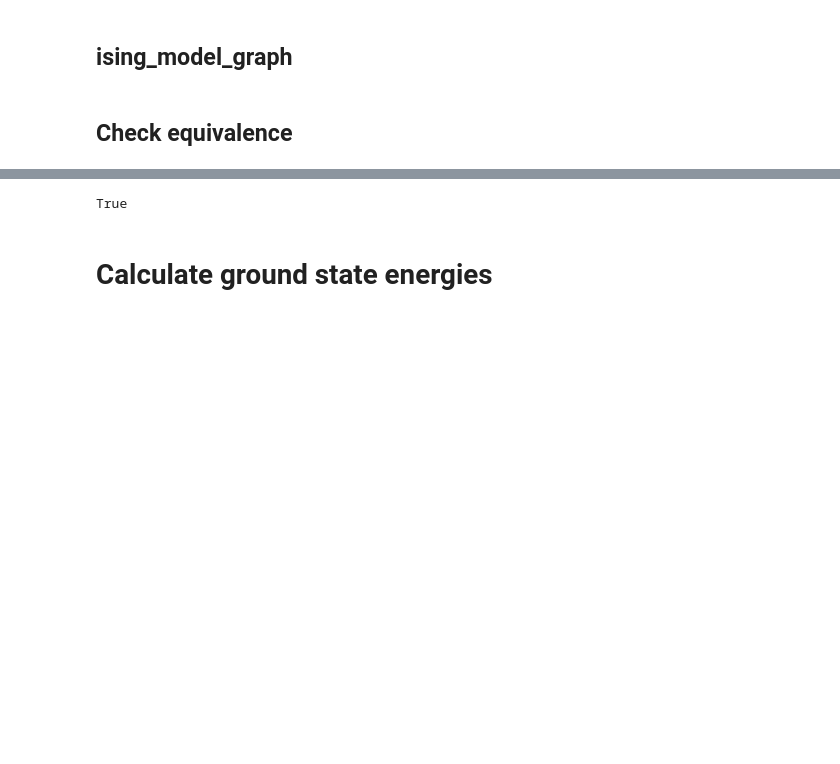
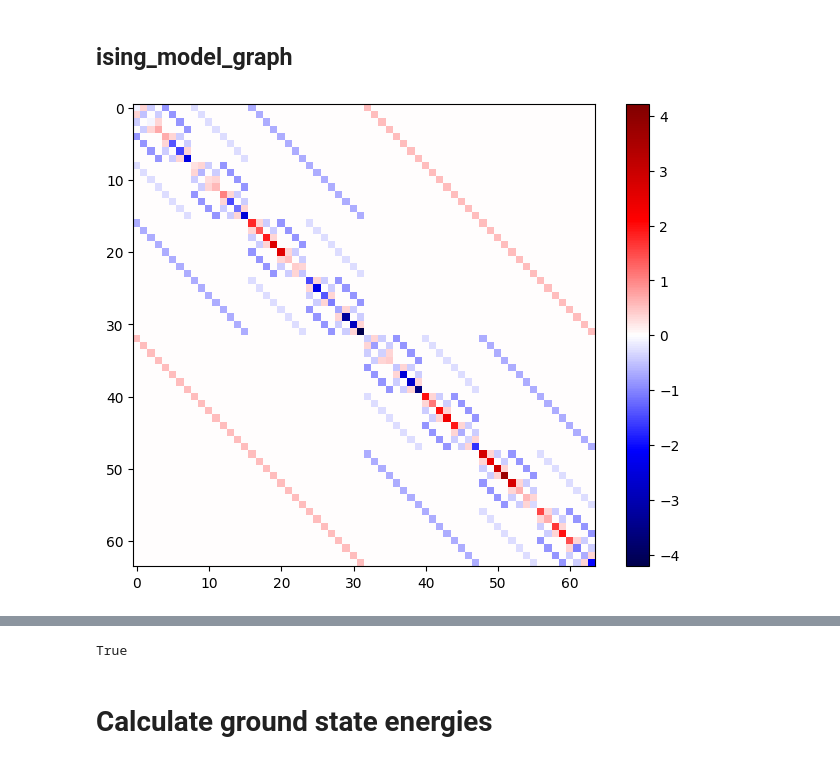
Before and after one commit to gerardPlanella/QGNN, a Jupyter notebook: dataset generation.ipynb, the cells around one changed output, grey strips where cells are left out. Drawn from its saved outputs; the diff is of its cells as text; code cells hidden in the pictures; blank space fills up the shorter version.

```diff
--- a/dataset generation.ipynb
+++ b/dataset generation.ipynb
@@ -510,33 +600,33 @@ def random_ising_own(N: int, graph: nk.graph.Graph):
 
         hamiltonians.append((H_ising_str, {"J": J_i, "h": h[i], "g": g[i]}))
 
     return hamiltonians
 
 # This creates a hamiltonian like netket does, but using the ising_model function
 def random_ising_own_like_nk(N: int, graph: nk.graph.Graph):
     """ The main differences with generate_random_ising is (1) the coupling and field strengths are everywhere the same and (2) there is no longitudinal local field."""
     J = np.random.uniform(-1, 1, size=N)
     g = np.random.uniform(-1, 1, size=N)
     n = graph.n_nodes
     h = np.zeros(n)
     ones = np.ones(n)
 
     # get the edges for the coupling matrix
     edges = edges_from_graph(graph)
 
     hamiltonians = []
     for i in range(N):
         H_ising_str = ising_model_graph(graph, J[i], 0, g[i])
 
         # create the coupling and field matrices
         J_i = np.zeros((n,n))
         J_i[edges] = J[i]
 
         hamiltonians.append((H_ising_str, {"J": J_i, "h": h, "g": g[i]*ones}))
 
     return hamiltonians
 
 # show a random hamiltonian
-# imshow(parse_hamiltonian(random_ising_own(N=1, graph=nk.graph.Grid((2,3), pbc=True))[0][0]))
+imshow(parse_hamiltonian(random_ising_own(N=1, graph=nk.graph.Grid((2,3), pbc=True))[0][0]))
+# %% [output]
+[figure, added]
-# %% [markdown]
-## Check equivalence
```
Also changed, not shown: parts of 13 cells of this notebook.
